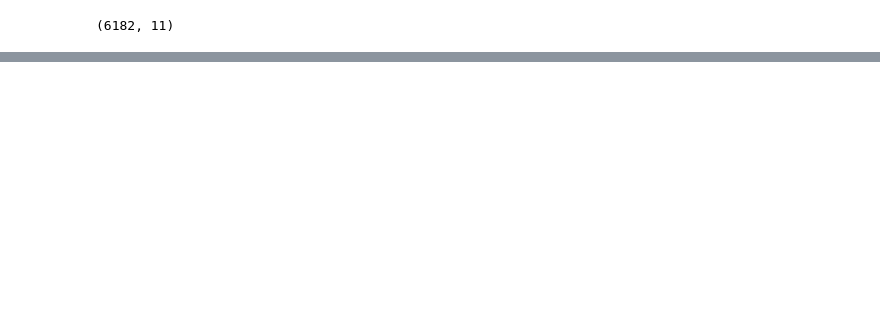
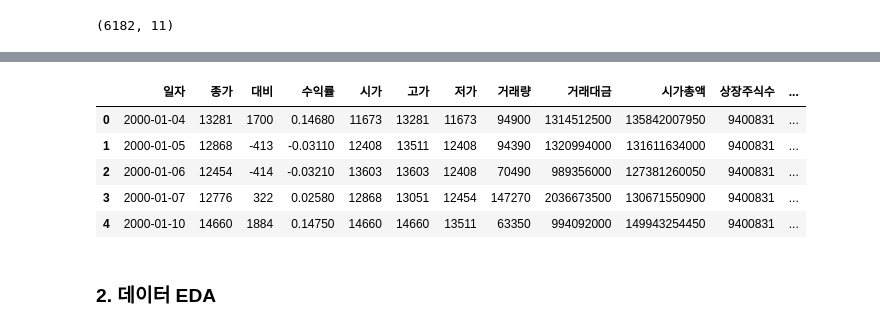
Before and after one commit to jwshin0908/Algorithm, a Jupyter notebook: KOREANRE_DT.ipynb, the cells around one changed output, grey strips where cells are left out. Drawn from its saved outputs; the diff is of its cells as text; code cells hidden in the pictures; blank space fills up the shorter version.

```diff
--- a/KOREANRE_DT.ipynb
+++ b/KOREANRE_DT.ipynb
@@ -118,0 +178,11 @@ df
+# %%
+# Relative Strength Index (RSI)
+df['RSI'] = ta.momentum.rsi(close=C, fillna=True)
+# Ultimate Oscillator (UO)
+df['UO'] = ta.momentum.ultimate_oscillator(high=H, low=L, close=C, fillna=True)
+# Stochastic Oscillator (SR)
+df['SR'] = ta.momentum.stoch(close=C, high=H, low=L, fillna=True)
+# Williams %R (WR)
+df['WR'] = ta.momentum.williams_r(high=H, low=L, close=C, fillna=True)
+# Rate of Change (ROC)
+df['ROC'] = ta.momentum.roc(close=C, fillna=True)
@@ -118,0 +191,3 @@ df
+# %%
+# On-Balance Volume (OBV)
+df['OBV'] = ta.volume.on_balance_volume(close=C, volume=V, fillna=True)
@@ -118,0 +196,5 @@ df
+# %%
+# Bollinger High Bands (BHB)
+df['BHB'] = ta.volatility.bollinger_hband(close=C, fillna=True)
+# Bollinger Low Bands (BLB)
+df['BLB'] = ta.volatility.bollinger_lband(close=C, fillna=True)
@@ -119 +203,12 @@ df
+# %%
+# Exponential Moving Average (EMA)
+df['EMA'] = ta.trend.ema_indicator(close=C, fillna=True)
+# Weighted Moving Average (WMA)
+df['WMA'] = ta.trend.wma_indicator(close=C, fillna=True)
+# Moving Average Convergence Divergence (MACD)
+df['MACD'] = ta.trend.macd(close=C, fillna=True)
+# Average Directional Movement Index (ADX)
+df['ADX'] = ta.trend.adx(high=H, low=L, close=C, fillna=True)
+# Commodity Channel Index (CCI)
+df['CCI'] = ta.trend.cci(high=H, low=L, close=C, fillna=True)
 # %% [markdown]
@@ -120,0 +216,11 @@ df
+# %%
+df.head()
+# %% [output]
+|  | 일자 | 종가 | 대비 | 수익률 | 시가 | 고가 | 저가 | 거래량 | 거래대금 | 시가총액 | 상장주식수 | ... |
+| 0 | 2000-01-04 | 13281 | 1700 | 0.14680 | 11673 | 13281 | 11673 | 94900 | 1314512500 | 135842007950 | 9400831 | ... |
+| 1 | 2000-01-05 | 12868 | -413 | -0.03110 | 12408 | 13511 | 12408 | 94390 | 1320994000 | 131611634000 | 9400831 | ... |
+| 2 | 2000-01-06 | 12454 | -414 | -0.03210 | 13603 | 13603 | 12408 | 70490 | 989356000 | 127381260050 | 9400831 | ... |
+| 3 | 2000-01-07 | 12776 | 322 | 0.02580 | 12868 | 13051 | 12454 | 147270 | 2036673500 | 130671550900 | 9400831 | ... |
+| 4 | 2000-01-10 | 14660 | 1884 | 0.14750 | 14660 | 14660 | 13511 | 63350 | 994092000 | 149943254450 | 9400831 | ... |
+# %% [markdown]
+### 2. 데이터 EDA
```
Also changed, not shown: parts of 14 cells of this notebook.
